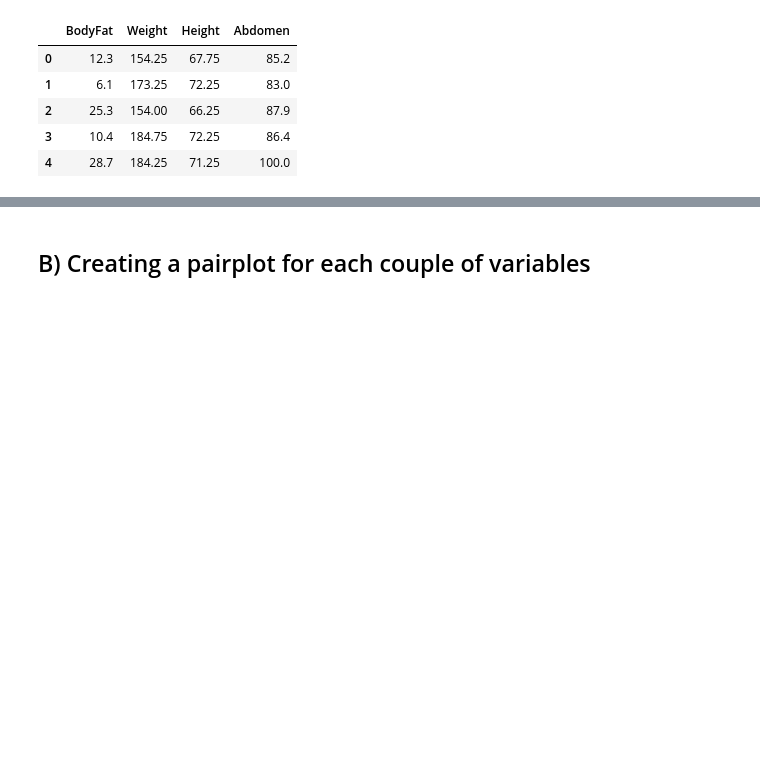
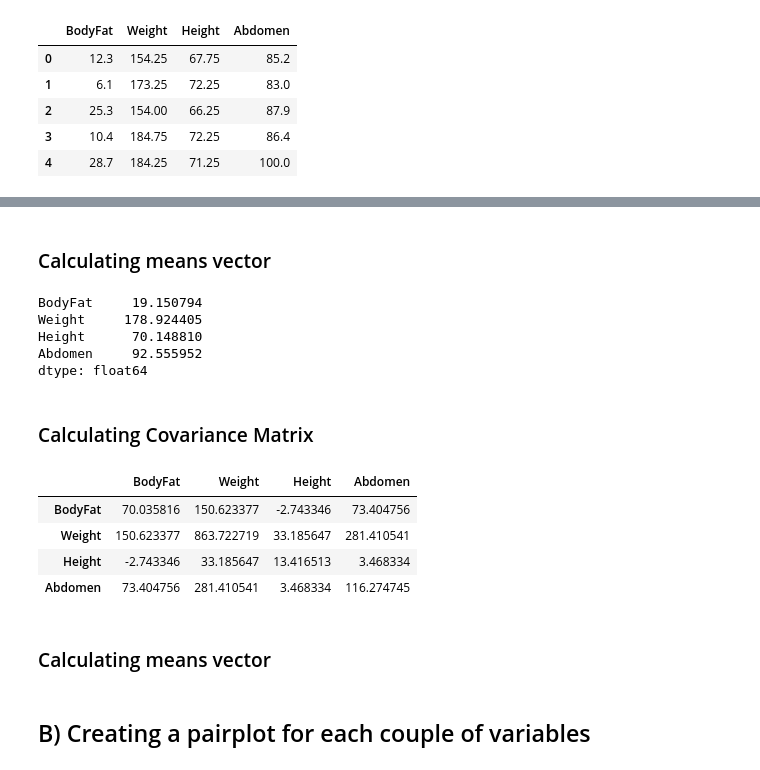
Before and after one commit to maestria-ds-eafit/Algebra_Taller2_Sebastian_David, a Jupyter notebook: Taller2_2Covarianzas.ipynb, the cells around one changed output, grey strips where cells are left out. Drawn from its saved outputs; the diff is of its cells as text; code cells hidden in the pictures; blank space fills up the shorter version.

```diff
--- a/Taller2_2Covarianzas.ipynb
+++ b/Taller2_2Covarianzas.ipynb
@@ -32,3 +50,27 @@ df.head()
+# %% [markdown]
+### Calculating means vector
+# %%
+variable_means=df.mean()
+variable_means
+# %% [output]
+BodyFat     19.150794
+Weight     178.924405
+Height      70.148810
+Abdomen     92.555952
+dtype: float64
+# %% [markdown]
+### Calculating Covariance Matrix
+# %%
+covariance_matrix = df.cov()
+covariance_matrix
+# %% [output]
+|  | BodyFat | Weight | Height | Abdomen |
+| BodyFat | 70.035816 | 150.623377 | -2.743346 | 73.404756 |
+| Weight | 150.623377 | 863.722719 | 33.185647 | 281.410541 |
+| Height | -2.743346 | 33.185647 | 13.416513 | 3.468334 |
+| Abdomen | 73.404756 | 281.410541 | 3.468334 | 116.274745 |
+# %% [markdown]
+### Calculating means vector
 # %% [markdown]
 ## B) Creating a pairplot for each couple of variables
 # %%
```
Also changed, not shown: parts of 9 cells of this notebook, 3 other files.
